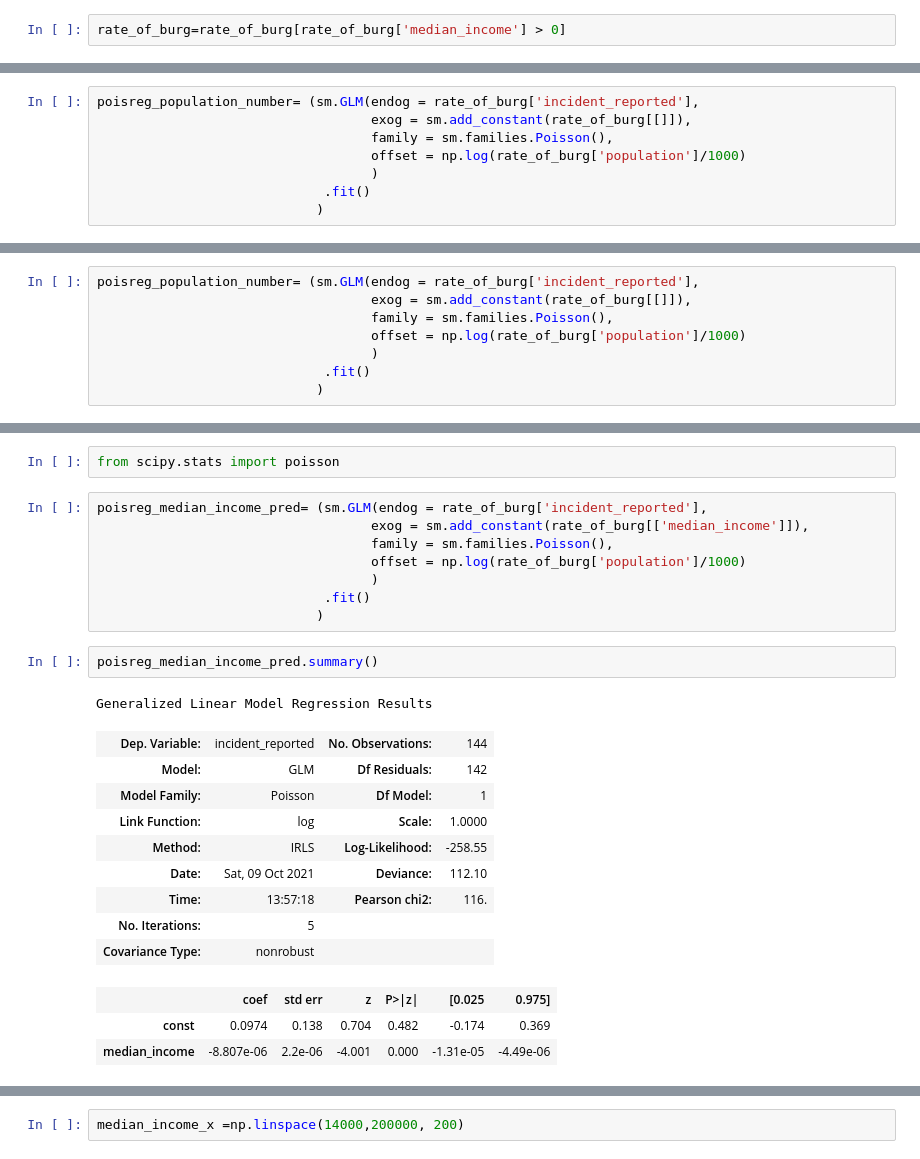
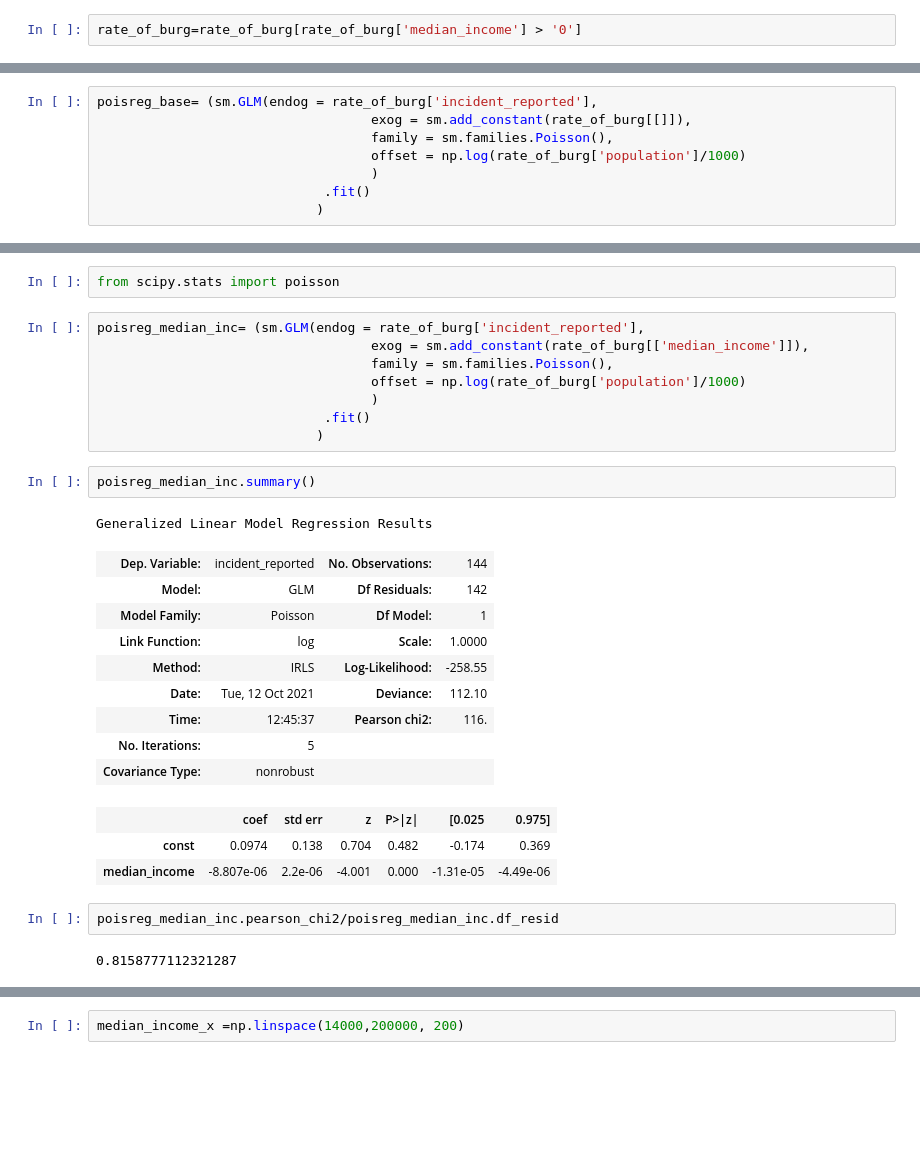
Before and after one commit to nss-data-science-cohort-5/geospatial_api-silver-sharks, a Jupyter notebook: notebooks/burglaries_ConradCopy_for_Poisson.ipynb, the cells around one changed output, grey strips where cells are left out. Cells and saved outputs as stored; diff of their text form; blank space fills up the shorter version.

```diff
--- a/notebooks/burglaries_ConradCopy_for_Poisson.ipynb
+++ b/notebooks/burglaries_ConradCopy_for_Poisson.ipynb
@@ -264,2 +263,2 @@ rate_of_burg[rate_of_burg['median_income'] <= 0]
 # %%
-rate_of_burg=rate_of_burg[rate_of_burg['median_income'] > 0]
+rate_of_burg=rate_of_burg[rate_of_burg['median_income'] > '0']
@@ -367,7 +340,7 @@ plt.plot(med_inc,y_rate_of_burg);
 # %% [output]
 [figure]
 # %%
-poisreg_population_number= (sm.GLM(endog = rate_of_burg['incident_reported'],
+poisreg_base= (sm.GLM(endog = rate_of_burg['incident_reported'],
                                    exog = sm.add_constant(rate_of_burg[[]]),
                                    family = sm.families.Poisson(),
                                    offset = np.log(rate_of_burg['population']/1000)
@@ -434,8 +364,0 @@ Name: population, Length: 144, dtype: float64
-# %%
-poisreg_population_number= (sm.GLM(endog = rate_of_burg['incident_reported'],
-                                   exog = sm.add_constant(rate_of_burg[[]]),
-                                   family = sm.families.Poisson(),
-                                   offset = np.log(rate_of_burg['population']/1000)
-                                   )
-                             .fit()
-                            )
@@ -504,7 +385,7 @@ plt.plot(median_income_x, burg_rate_y )
 # %%
 from scipy.stats import poisson
 # %%
-poisreg_median_income_pred= (sm.GLM(endog = rate_of_burg['incident_reported'],
+poisreg_median_inc= (sm.GLM(endog = rate_of_burg['incident_reported'],
                                    exog = sm.add_constant(rate_of_burg[['median_income']]),
                                    family = sm.families.Poisson(),
                                    offset = np.log(rate_of_burg['population']/1000)
@@ -512,19 +393,23 @@ poisreg_median_income_pred= (sm.GLM(endog = rate_of_burg['incident_reported'],
                              .fit()
                             )
 # %%
-poisreg_median_income_pred.summary()
+poisreg_median_inc.summary()
 # %% [output]
 Generalized Linear Model Regression Results
 | Dep. Variable: | incident_reported | No. Observations: | 144 |
 | Model: | GLM | Df Residuals: | 142 |
 | Model Family: | Poisson | Df Model: | 1 |
 | Link Function: | log | Scale: | 1.0000 |
 | Method: | IRLS | Log-Likelihood: | -258.55 |
-| Date: | Sat, 09 Oct 2021 | Deviance: | 112.10 |
-| Time: | 13:57:18 | Pearson chi2: | 116. |
+| Date: | Tue, 12 Oct 2021 | Deviance: | 112.10 |
+| Time: | 12:45:37 | Pearson chi2: | 116. |
 | No. Iterations: | 5 |  |  |
 | Covariance Type: | nonrobust |  |  |
 |  | coef | std err | z | P>|z| | [0.025 | 0.975] |
 | const | 0.0974 | 0.138 | 0.704 | 0.482 | -0.174 | 0.369 |
 | median_income | -8.807e-06 | 2.2e-06 | -4.001 | 0.000 | -1.31e-05 | -4.49e-06 |
+# %%
+poisreg_median_inc.pearson_chi2/poisreg_median_inc.df_resid
+# %% [output]
+0.8158777112321287
 # %%
```
Also changed, not shown: parts of 36 cells of this notebook.
